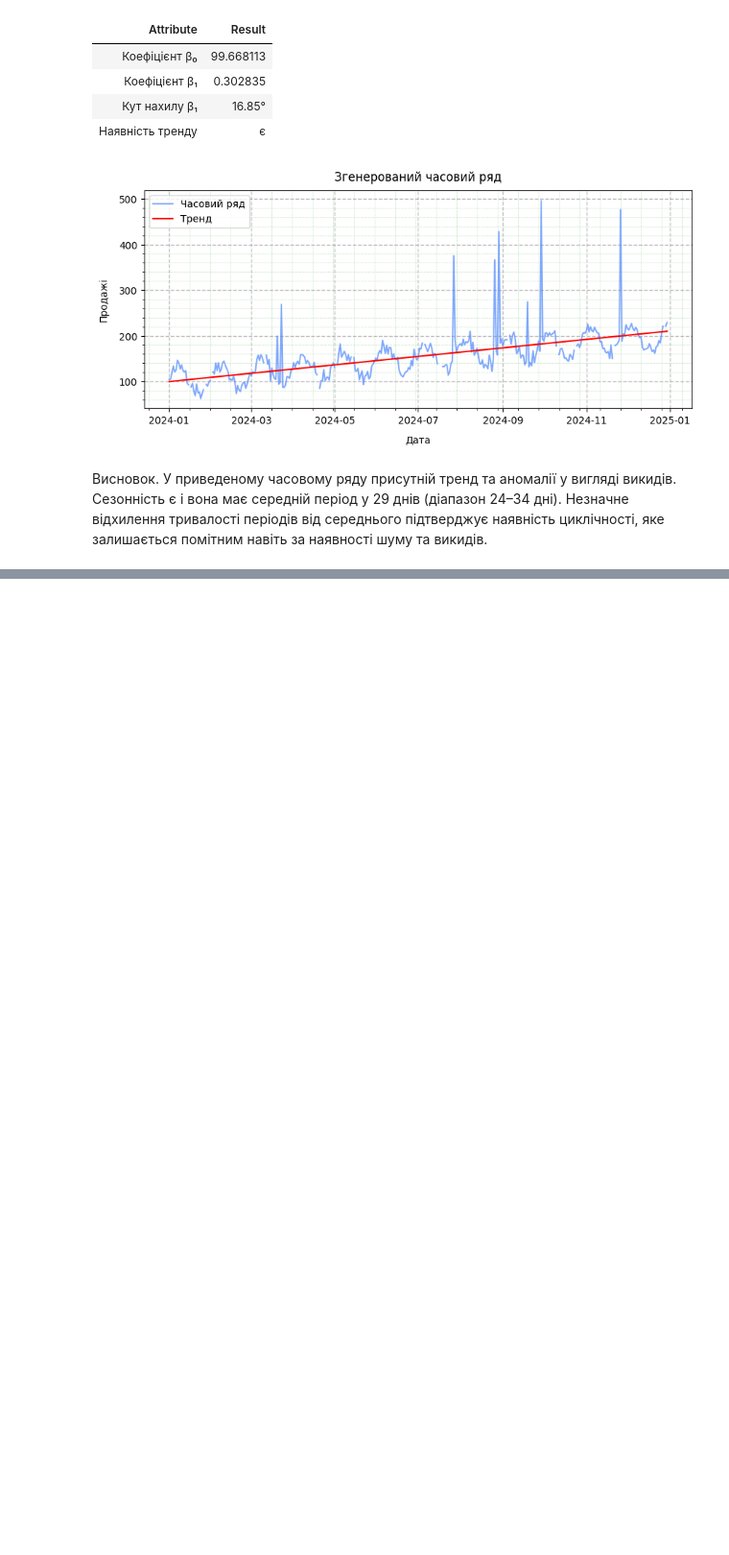
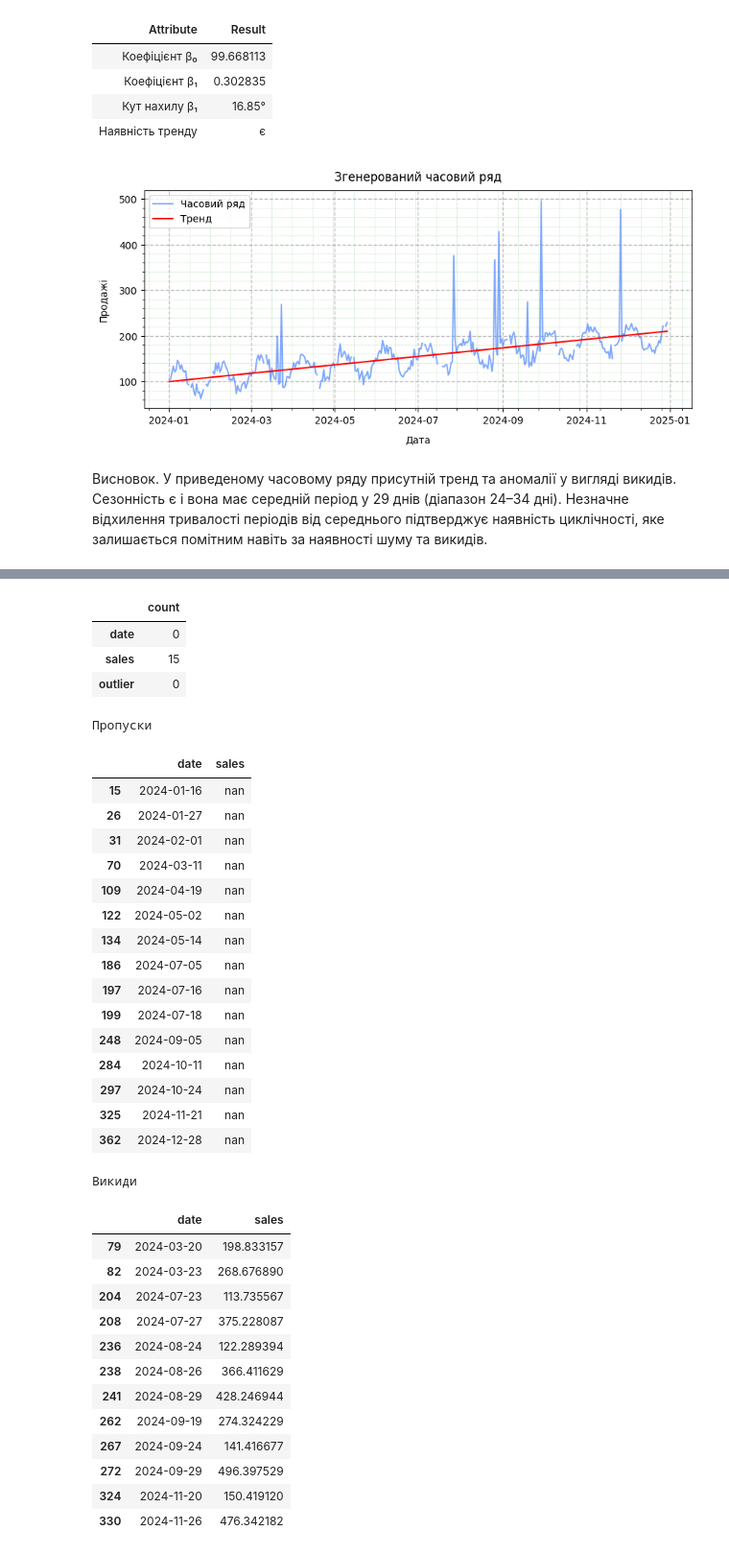
Before and after one commit to BogdanPinchuk/DataScience-PBY_HW15, a Jupyter notebook: Bohdan_Pinchuk_DS_HW15.ipynb, the cells around one changed output, grey strips where cells are left out. Shown at 96% size. Drawn from its saved outputs; the diff is of its cells as text; code cells hidden in the pictures; blank space fills up the shorter version.

```diff
--- a/Bohdan_Pinchuk_DS_HW15.ipynb
+++ b/Bohdan_Pinchuk_DS_HW15.ipynb
@@ -494,0 +521,45 @@ plt.show()
+# %%
+# Data analysis
+
+import pandas as pd
+import apps.reporter as rpt
+
+# Input data
+data_set = df
+n_columns = data_set.columns.size
+n_rows = data_set.index.size
+
+# Solution
+types_df = pd.DataFrame(data_set.dtypes, columns=["Types"])
+
+empty_val_by_col = data_set.isnull().sum().to_frame(name='count')
+is_empty_val = empty_val_by_col.values.sum() > 0
+
+empties_df = data_set[data_set.isna().any(axis=1)].drop("outlier", axis=1)
+
+outliers_df = data_set[data_set["outlier"]].drop("outlier", axis=1)
+
+rp = rpt.Reporter()
+rp.add_item("Кількість об’єктів у датасеті", str(n_rows))
+rp.add_item("Кількість стовпців", str(n_columns))
+rp.add_item("Пропущені значення", 'є' if is_empty_val > 0 else 'немає')
+rp.add_item("Пропущених значень", str(empty_val_by_col.sum().sum()))
+rp.add_item("Наявність викидів", 'є' if n_outliers > 0 else 'немає')
+rp.add_item("Кількість знайдених викидів", str(n_outliers))
+rp.add_item("Наявність шуму", 'є' if (abs(upper_limit - lower_limit)) > 0 else 'немає')
+
+# Print results
+display(types_df.style.set_caption("Типи даних"))
+rp.print_pd_report("Параметри таблиці до обробки")
+
+if is_empty_val > 0:
+    display(empty_val_by_col.style.set_caption("Кількість пропусків"))
+    display(empties_df.style.set_caption("Пропуски").
+            format({"date": lambda t: t.strftime("%Y-%m-%d")}))
+
+if n_outliers > 0:
+    display(outliers_df.style.set_caption("Викиди").
+            format({"date": lambda t: t.strftime("%Y-%m-%d")}))
+
+# display(data_set)
+# %% [output]
@@ -494,0 +581,35 @@ plt.show()
+|  | count |
+| date | 0 |
+| sales | 15 |
+| outlier | 0 |
+Пропуски
+|  | date | sales |
+| 15 | 2024-01-16 | nan |
+| 26 | 2024-01-27 | nan |
+| 31 | 2024-02-01 | nan |
+| 70 | 2024-03-11 | nan |
+| 109 | 2024-04-19 | nan |
+| 122 | 2024-05-02 | nan |
+| 134 | 2024-05-14 | nan |
+| 186 | 2024-07-05 | nan |
+| 197 | 2024-07-16 | nan |
+| 199 | 2024-07-18 | nan |
+| 248 | 2024-09-05 | nan |
+| 284 | 2024-10-11 | nan |
+| 297 | 2024-10-24 | nan |
+| 325 | 2024-11-21 | nan |
+| 362 | 2024-12-28 | nan |
+Викиди
+|  | date | sales |
+| 79 | 2024-03-20 | 198.833157 |
+| 82 | 2024-03-23 | 268.676890 |
+| 204 | 2024-07-23 | 113.735567 |
+| 208 | 2024-07-27 | 375.228087 |
+| 236 | 2024-08-24 | 122.289394 |
+| 238 | 2024-08-26 | 366.411629 |
+| 241 | 2024-08-29 | 428.246944 |
+| 262 | 2024-09-19 | 274.324229 |
+| 267 | 2024-09-24 | 141.416677 |
+| 272 | 2024-09-29 | 496.397529 |
+| 324 | 2024-11-20 | 150.419120 |
+| 330 | 2024-11-26 | 476.342182 |
```
Also changed, not shown: parts of 13 cells of this notebook.
